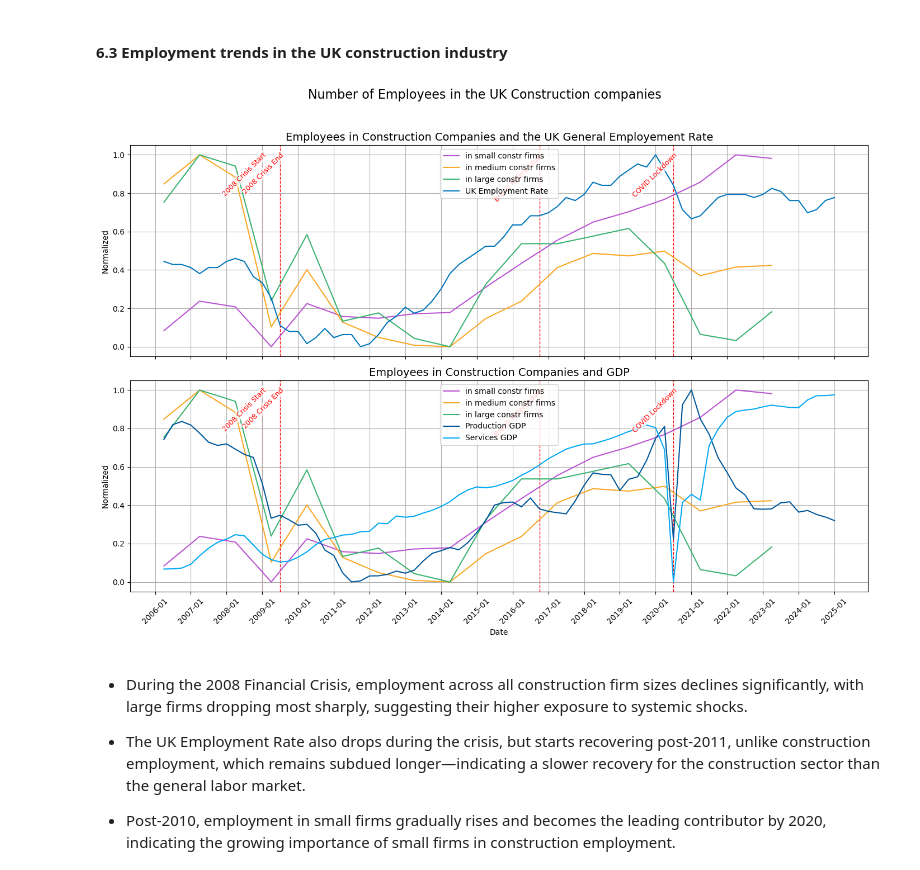
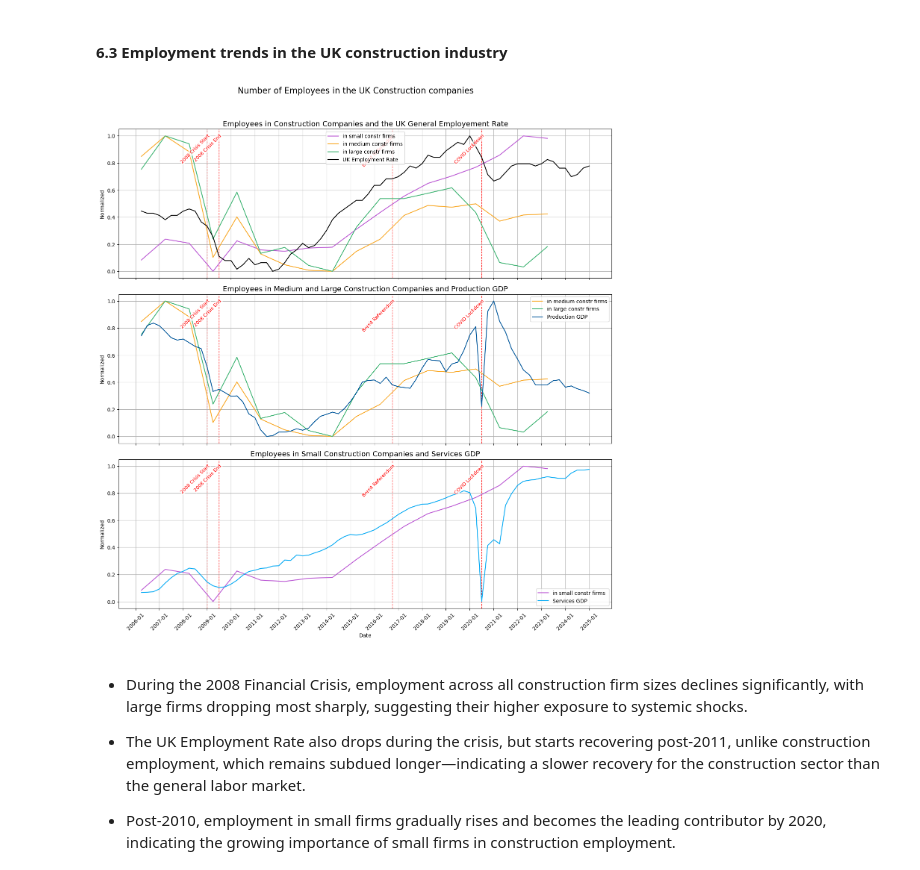
Before and after one commit to Alisa-Makhonina/Macroeconomic_indicators_vs_Construction_indicators, a Jupyter notebook: 4_Exploratory Data Analysis.ipynb, the cells around one changed output. Drawn from its saved outputs; the diff is of its cells as text; code cells hidden in the pictures.

Commit message:
Graphs are simplified

```diff
--- a/4_Exploratory Data Analysis.ipynb
+++ b/4_Exploratory Data Analysis.ipynb
@@ -607,21 +607,26 @@ create_subplot_trends(pd.concat([df_q_norm, df_q_norm_add], axis=1, join='inner'
 # %%
 # Creating subplots for number of employees in construction companies over time and Key economic Events
 plots_dict = {
     "Employees in Construction Companies and the UK General Employement Rate": [
         ['Employees - Small construction companies', 'Employees - Medium construction companies', 'Employees - Large construction companies', 'Employment rate, %'],
         ['in small constr firms ', 'in medium constr firms', 'in large constr firms', 'UK Employment Rate'],
-        ['#BA55D3', '#f9a825', '#3CB371', '#0277bd']
+        ['#BA55D3', '#f9a825', '#3CB371', 'black']
     ],
-    "Employees in Construction Companies and GDP": [
-        ['Employees - Small construction companies', 'Employees - Medium construction companies', 'Employees - Large construction companies', 'Production GDP', 'Services GDP'],
-        ['in small constr firms ', 'in medium constr firms', 'in large constr firms', 'Production GDP', 'Services GDP'],
-        ['#BA55D3', '#f9a825', '#3CB371', '#01579B', '#03A9F4']
+    "Employees in Medium and Large Construction Companies and Production GDP": [
+        ['Employees - Medium construction companies', 'Employees - Large construction companies', 'Production GDP'],
+        ['in medium constr firms', 'in large constr firms', 'Production GDP'],
+        ['#f9a825', '#3CB371', '#01579B']
+    ],
+    "Employees in Small Construction Companies and Services GDP": [
+        ['Employees - Small construction companies', 'Services GDP'],
+        ['in small constr firms ', 'Services GDP'],
+        ['#BA55D3', '#03A9F4']
     ]
 }
 
 create_subplot_trends(pd.concat([df_q_norm, df_q_norm_add], axis=1, join='inner'), plots_dict, subtitle="Number of Employees in the UK Construction companies")
 # %% [output]
-[figure, old version]
+[figure, new version]
 # %% [markdown]
 - During the 2008 Financial Crisis, employment across all construction firm sizes declines significantly, with large firms dropping most sharply, suggesting their higher exposure to systemic shocks.
 
```
Also changed, not shown: parts of 1 cell of this notebook.
